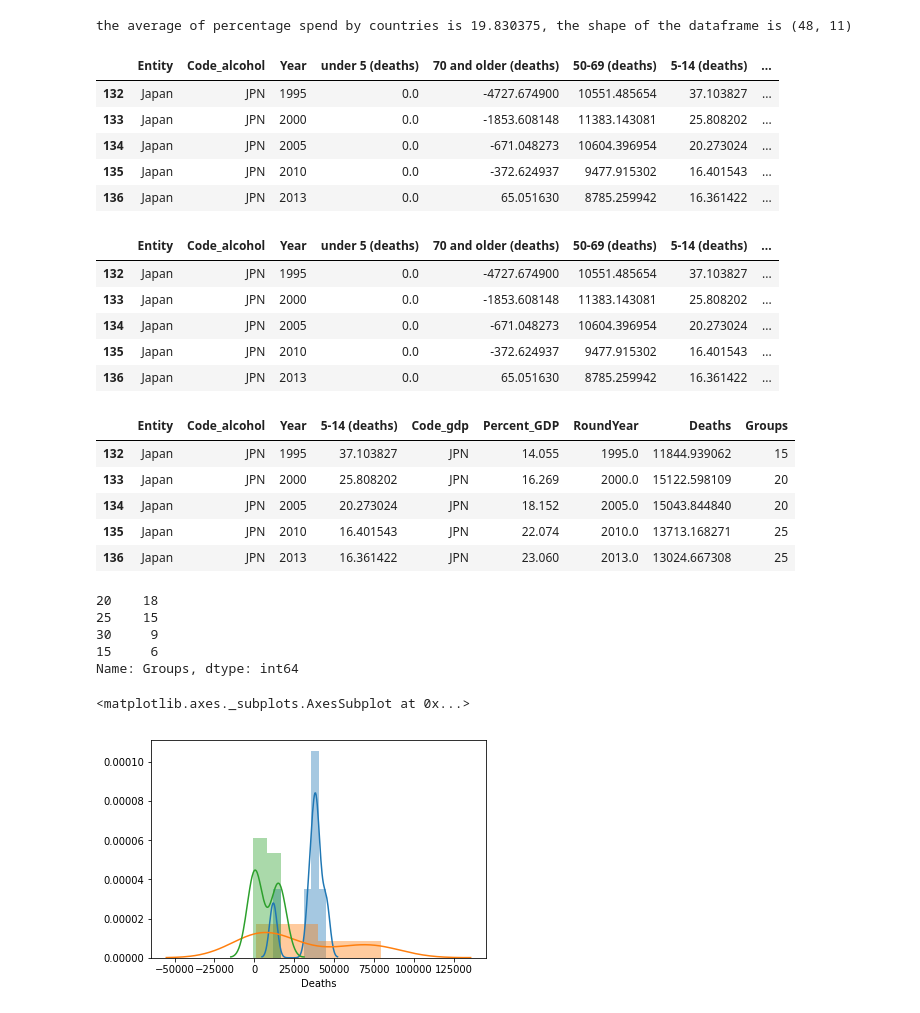
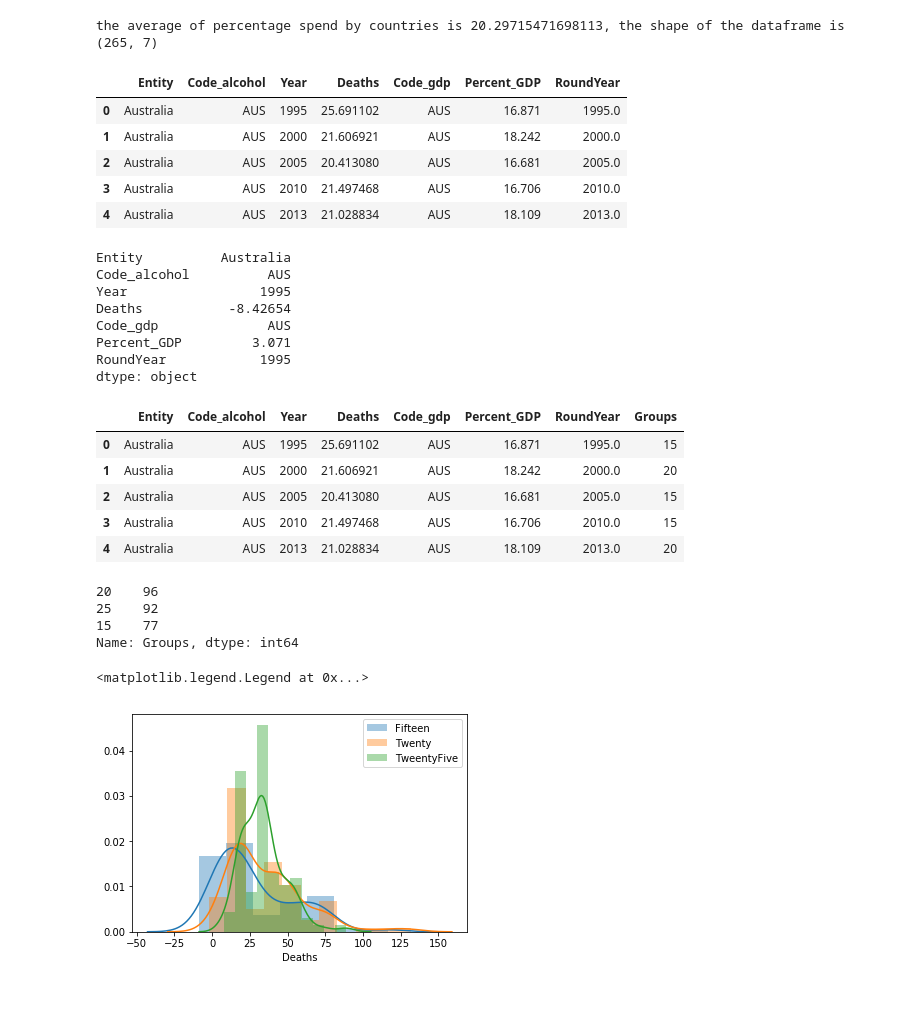
Before and after one commit to 1Banji/Mod-3-Project, a Jupyter notebook: Master/Q3.ipynb, the cells around one changed output. Drawn from its saved outputs; the diff is of its cells as text; code cells hidden in the pictures.

Commit message:
new dataset

```diff
--- a/Master/Q3.ipynb
+++ b/Master/Q3.ipynb
@@ -12,7 +12,7 @@ import utils
 %matplotlib inline
 # %%
 gdp = pd.read_csv('../dataset/social-spending-oecd-longrun.csv')
-alco = pd.read_csv('../dataset/deaths-attributed-to-alcohol-use-by-age.csv')
+alco = pd.read_csv('../dataset/rate-of-premature-deaths-due-to-alcohol.csv')
 # %%
 display(gdp.head())
 display(alco.head())
@@ -52,7 +47,7 @@ df = pd.merge(alco,
               new,
               how='inner', left_on=['Entity','Year'], right_on = ['Entity','Year'], suffixes=['_alcohol','_gdp'])
 # Rename Social Expediture percentage column
-df.rename(columns={'Social Expenditure %GDP - (OWID extrapolated series) (%)': 'Percent_GDP'},inplace=True)
+df.rename(columns={'Social Expenditure %GDP - (OWID extrapolated series) (%)': 'Percent_GDP','Deaths - Alcohol use - Sex: Both - Age: Age-standardized (Rate) (Rate)':'Deaths'},inplace=True)
 # Delete row with  string '..' Convert object type to float
 df = df[df.Percent_GDP != '..']
 df.Percent_GDP = df.Percent_GDP.astype(float)
@@ -64,54 +59,49 @@ print('the average of percentage spend by countries is {}, the shape of the data
 # Gini index indicates if it is higher than there is higher inequality
 df.head()
 # %% [output]
-the average of percentage spend by countries is 19.830375, the shape of the dataframe is (48, 11)
+the average of percentage spend by countries is 20.29715471698113, the shape of the dataframe is (265, 7)
-|  | Entity | Code_alcohol | Year | under 5 (deaths) | 70 and older (deaths) | 50-69 (deaths) | 5-14 (deaths) | ... |
-| 132 | Japan | JPN | 1995 | 0.0 | -4727.674900 | 10551.485654 | 37.103827 | ... |
-| 133 | Japan | JPN | 2000 | 0.0 | -1853.608148 | 11383.143081 | 25.808202 | ... |
-| 134 | Japan | JPN | 2005 | 0.0 | -671.048273 | 10604.396954 | 20.273024 | ... |
-| 135 | Japan | JPN | 2010 | 0.0 | -372.624937 | 9477.915302 | 16.401543 | ... |
-| 136 | Japan | JPN | 2013 | 0.0 | 65.051630 | 8785.259942 | 16.361422 | ... |
+|  | Entity | Code_alcohol | Year | Deaths | Code_gdp | Percent_GDP | RoundYear |
+| 0 | Australia | AUS | 1995 | 25.691102 | AUS | 16.871 | 1995.0 |
+| 1 | Australia | AUS | 2000 | 21.606921 | AUS | 18.242 | 2000.0 |
+| 2 | Australia | AUS | 2005 | 20.413080 | AUS | 16.681 | 2005.0 |
+| 3 | Australia | AUS | 2010 | 21.497468 | AUS | 16.706 | 2010.0 |
+| 4 | Australia | AUS | 2013 | 21.028834 | AUS | 18.109 | 2013.0 |
-# %%
-die1 = df['70 and older (deaths)'] + df['50-69 (deaths)'] + df['15-49 (deaths)'] + df['under 5 (deaths)']
-
-df['Deaths'] = die1
 # %%
-df.head()
+df.min()
 # %% [output]
-|  | Entity | Code_alcohol | Year | under 5 (deaths) | 70 and older (deaths) | 50-69 (deaths) | 5-14 (deaths) | ... |
-| 132 | Japan | JPN | 1995 | 0.0 | -4727.674900 | 10551.485654 | 37.103827 | ... |
-| 133 | Japan | JPN | 2000 | 0.0 | -1853.608148 | 11383.143081 | 25.808202 | ... |
-| 134 | Japan | JPN | 2005 | 0.0 | -671.048273 | 10604.396954 | 20.273024 | ... |
-| 135 | Japan | JPN | 2010 | 0.0 | -372.624937 | 9477.915302 | 16.401543 | ... |
-| 136 | Japan | JPN | 2013 | 0.0 | 65.051630 | 8785.259942 | 16.361422 | ... |
+Entity          Australia
+Code_alcohol          AUS
+Year                 1995
+Deaths           -8.42654
+Code_gdp              AUS
+Percent_GDP         3.071
+RoundYear            1995
+dtype: object
 # %%
 def rangeOfPercent(percent):
-    if percent < 15:
+    if percent < 17.5:
         return 15
-    elif percent < 20:
+    elif percent < 22.5:
         return 20
-    elif percent < 25:
+    else:
         return 25
-    else:
-        return 30
 # %%
 #df.drop(['70 and older (deaths)','50-69 (deaths)','15-49 (deaths)','under 5 (deaths)'],axis=1,inplace=True)
 df['Groups'] = df.Percent_GDP.apply(rangeOfPercent)
 df.head()
 # %% [output]
-|  | Entity | Code_alcohol | Year | 5-14 (deaths) | Code_gdp | Percent_GDP | RoundYear | Deaths | Groups |
-| 132 | Japan | JPN | 1995 | 37.103827 | JPN | 14.055 | 1995.0 | 11844.939062 | 15 |
-| 133 | Japan | JPN | 2000 | 25.808202 | JPN | 16.269 | 2000.0 | 15122.598109 | 20 |
-| 134 | Japan | JPN | 2005 | 20.273024 | JPN | 18.152 | 2005.0 | 15043.844840 | 20 |
-| 135 | Japan | JPN | 2010 | 16.401543 | JPN | 22.074 | 2010.0 | 13713.168271 | 25 |
-| 136 | Japan | JPN | 2013 | 16.361422 | JPN | 23.060 | 2013.0 | 13024.667308 | 25 |
+|  | Entity | Code_alcohol | Year | Deaths | Code_gdp | Percent_GDP | RoundYear | Groups |
+| 0 | Australia | AUS | 1995 | 25.691102 | AUS | 16.871 | 1995.0 | 15 |
+| 1 | Australia | AUS | 2000 | 21.606921 | AUS | 18.242 | 2000.0 | 20 |
+| 2 | Australia | AUS | 2005 | 20.413080 | AUS | 16.681 | 2005.0 | 15 |
+| 3 | Australia | AUS | 2010 | 21.497468 | AUS | 16.706 | 2010.0 | 15 |
+| 4 | Australia | AUS | 2013 | 21.028834 | AUS | 18.109 | 2013.0 | 20 |
 # %%
 df.Groups.value_counts()
 # %% [output]
-20    18
-25    15
-30     9
-15     6
+20    96
+25    92
+15    77
 Name: Groups, dtype: int64
 # %%
 fif = df[df['Groups'] == 15]
@@ -121,9 +110,10 @@ thirty = df[df['Groups'] == 30]
 # %%
 
-sns.distplot(fif['Deaths'])
-sns.distplot(twenty['Deaths'])
-sns.distplot(tfive['Deaths'])
+sns.distplot(fif['Deaths'],label='Fifteen')
+sns.distplot(twenty['Deaths'],label='Twenty')
+sns.distplot(tfive['Deaths'],label='TweentyFive')
+plt.legend()
 #sns.distplot(thirty['Deaths'])
 # %% [output]
-<matplotlib.axes._subplots.AxesSubplot at 0x...>
+<matplotlib.legend.Legend at 0x...>
-[figure, old version]
+[figure, new version]
```
Also changed, not shown: parts of 3 cells of this notebook, 2 other files.
